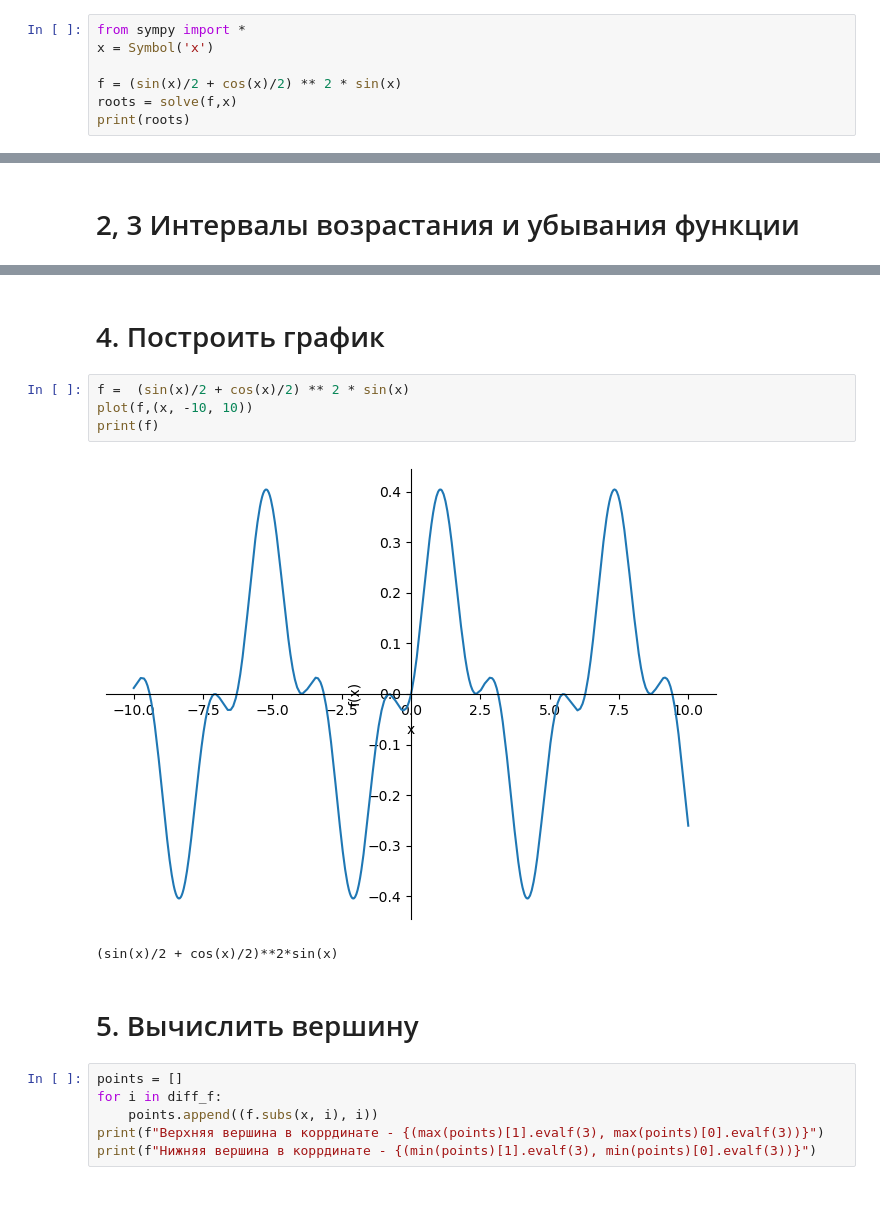
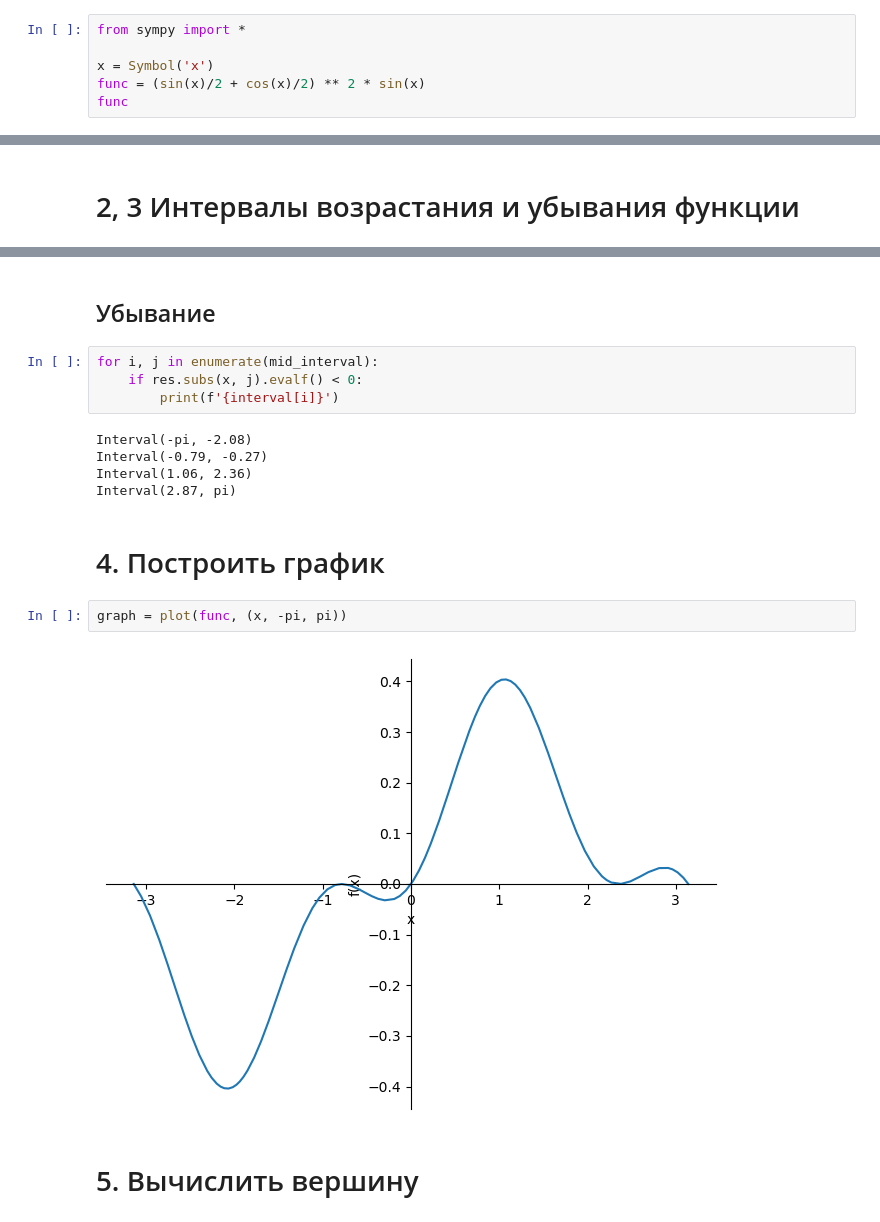
Before and after one commit to YMikitas/python, a Jupyter notebook: sem/HW 11.ipynb, the cells around one changed output, grey strips where cells are left out. Saved outputs shown, nothing was run; the diff lists cells and outputs as text; blank space fills up the shorter version.

```diff
--- a/sem/HW 11.ipynb
+++ b/sem/HW 11.ipynb
@@ -12,9 +12,8 @@
 # 1. Определить корни
 # %%
 from sympy import *
+
 x = Symbol('x')
-
-f = (sin(x)/2 + cos(x)/2) ** 2 * sin(x)
-roots = solve(f,x)
-print(roots)
+func = (sin(x)/2 + cos(x)/2) ** 2 * sin(x)
+func
 # %% [output]
@@ -31,17 +86,19 @@ period_interval
+# %% [markdown]
+## Убывание
+# %%
+for i, j in enumerate(mid_interval):
+    if res.subs(x, j).evalf() < 0:
+        print(f'{interval[i]}')
+# %% [output]
+Interval(-pi, -2.08)
+Interval(-0.79, -0.27)
+Interval(1.06, 2.36)
+Interval(2.87, pi)
 # %% [markdown]
 # 4. Построить график
-# %%
-f =  (sin(x)/2 + cos(x)/2) ** 2 * sin(x)
-plot(f,(x, -10, 10))
-print(f)
-# %% [output]
-[figure, removed]
-(sin(x)/2 + cos(x)/2)**2*sin(x)
+# %%
+graph = plot(func, (x, -pi, pi))
+# %% [output]
+[figure, added]
 # %% [markdown]
 # 5. Вычислить вершину
-# %%
-points = []
-for i in diff_f:
-    points.append((f.subs(x, i), i))
-print(f"Верхняя вершина в коррдинате - {(max(points)[1].evalf(3), max(points)[0].evalf(3))}")
-print(f"Нижняя вершина в коррдинате - {(min(points)[1].evalf(3), min(points)[0].evalf(3))}")
```
Also changed, not shown: parts of 16 cells of this notebook.
